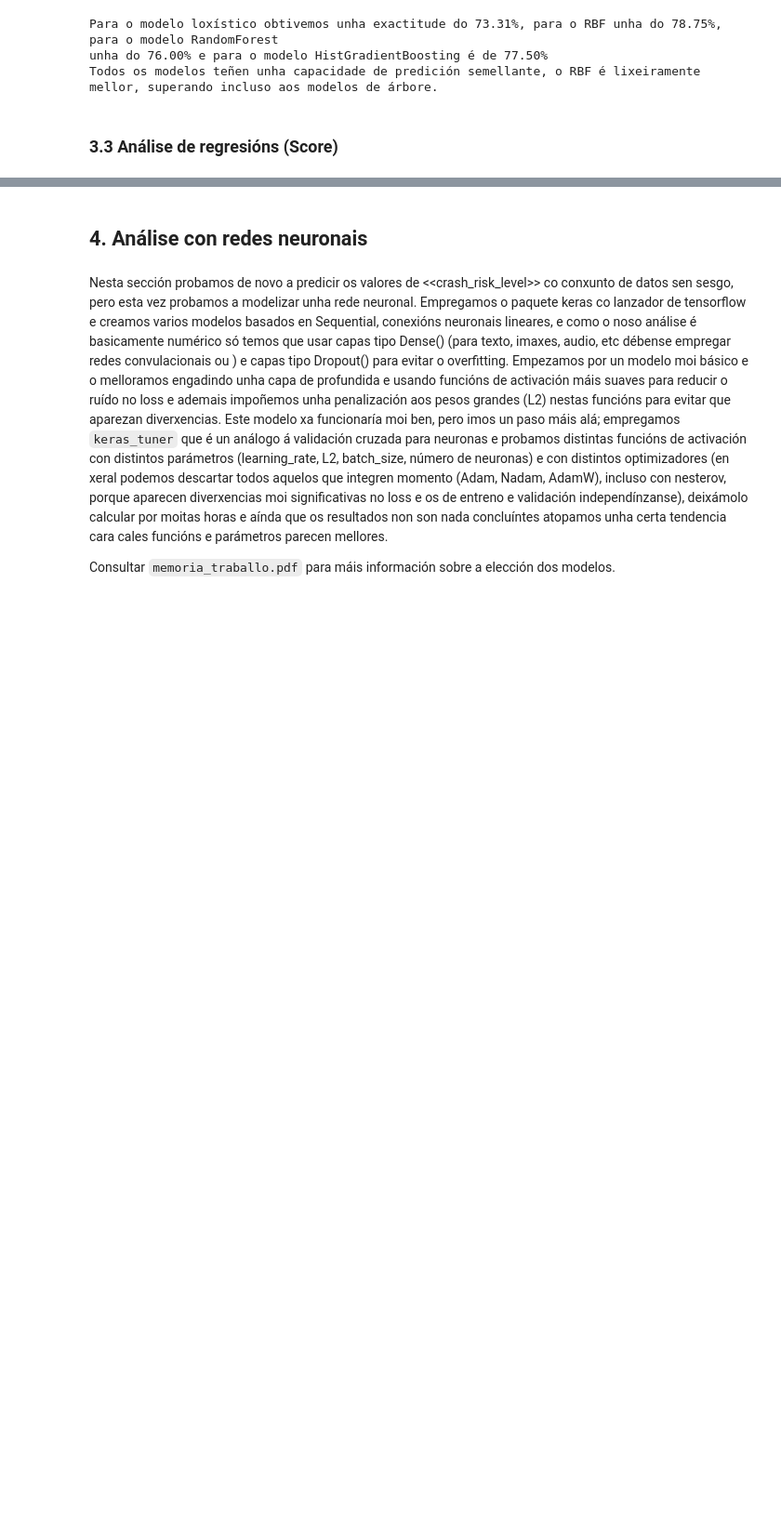
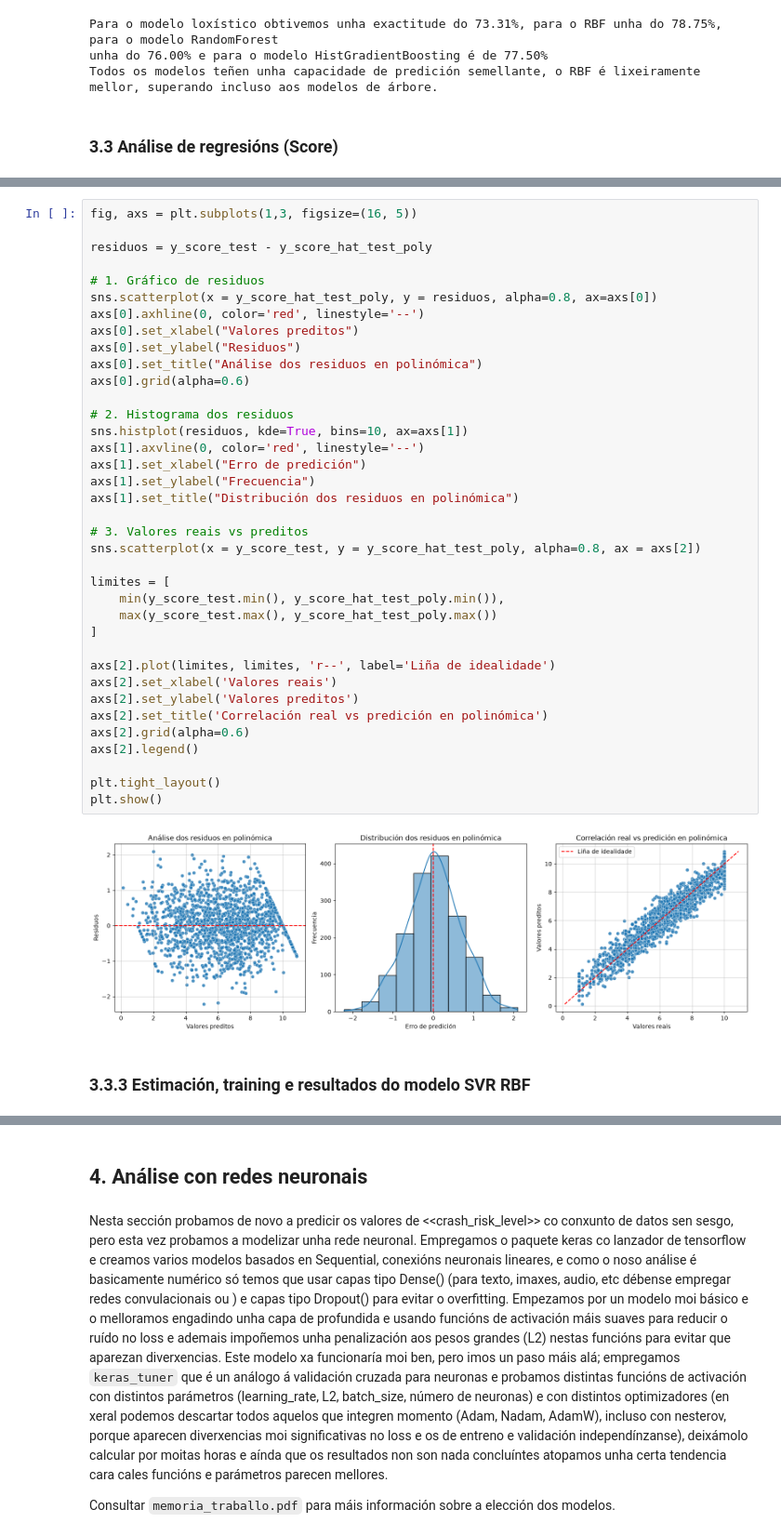
Before and after one commit to sebastian-taboas/Biophysics, a Jupyter notebook: traballo1_redes_neuronais/rede_neuronal_optima.ipynb, the cells around one changed output, grey strips where cells are left out. Shown at 93% size. Saved outputs shown, nothing was run; the diff lists cells and outputs as text; blank space fills up the shorter version.

```diff
--- a/traballo1_redes_neuronais/rede_neuronal_optima.ipynb
+++ b/traballo1_redes_neuronais/rede_neuronal_optima.ipynb
@@ -886,0 +927,41 @@ R^2 Promedio (Desempeño general): 0.9100
+# %%
+fig, axs = plt.subplots(1,3, figsize=(16, 5))
+
+residuos = y_score_test - y_score_hat_test_poly
+
+# 1. Gráfico de residuos
+sns.scatterplot(x = y_score_hat_test_poly, y = residuos, alpha=0.8, ax=axs[0])
+axs[0].axhline(0, color='red', linestyle='--')
+axs[0].set_xlabel("Valores preditos")
+axs[0].set_ylabel("Residuos")
+axs[0].set_title("Análise dos residuos en polinómica")
+axs[0].grid(alpha=0.6)
+
+# 2. Histograma dos residuos
+sns.histplot(residuos, kde=True, bins=10, ax=axs[1])
+axs[1].axvline(0, color='red', linestyle='--')
+axs[1].set_xlabel("Erro de predición")
+axs[1].set_ylabel("Frecuencia")
+axs[1].set_title("Distribución dos residuos en polinómica")
+
+# 3. Valores reais vs preditos
+sns.scatterplot(x = y_score_test, y = y_score_hat_test_poly, alpha=0.8, ax = axs[2])
+
+limites = [
+    min(y_score_test.min(), y_score_hat_test_poly.min()),
+    max(y_score_test.max(), y_score_hat_test_poly.max())
+]
+
+axs[2].plot(limites, limites, 'r--', label='Liña de idealidade')
+axs[2].set_xlabel('Valores reais')
+axs[2].set_ylabel('Valores preditos')
+axs[2].set_title('Correlación real vs predición en polinómica')
+axs[2].grid(alpha=0.6)
+axs[2].legend()
+
+plt.tight_layout()
+plt.show()
+# %% [output]
+[figure, added]
+# %% [markdown]
+### 3.3.3 Estimación, training e resultados do modelo SVR RBF
```
Also changed, not shown: parts of 17 cells of this notebook, 1 other file.
